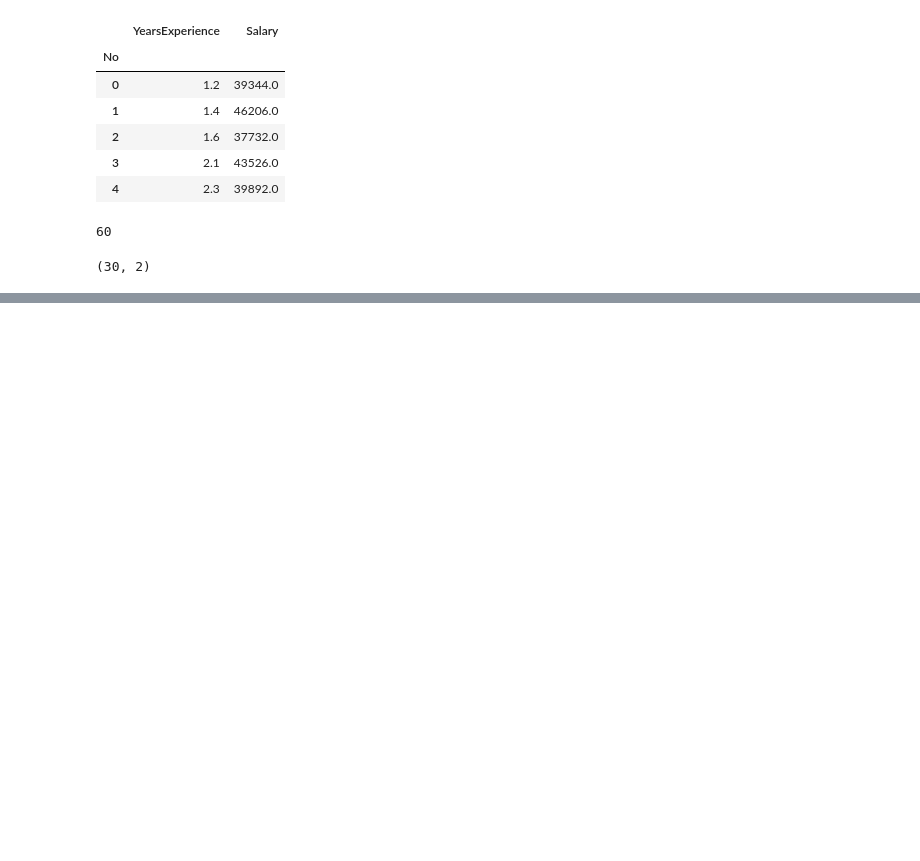
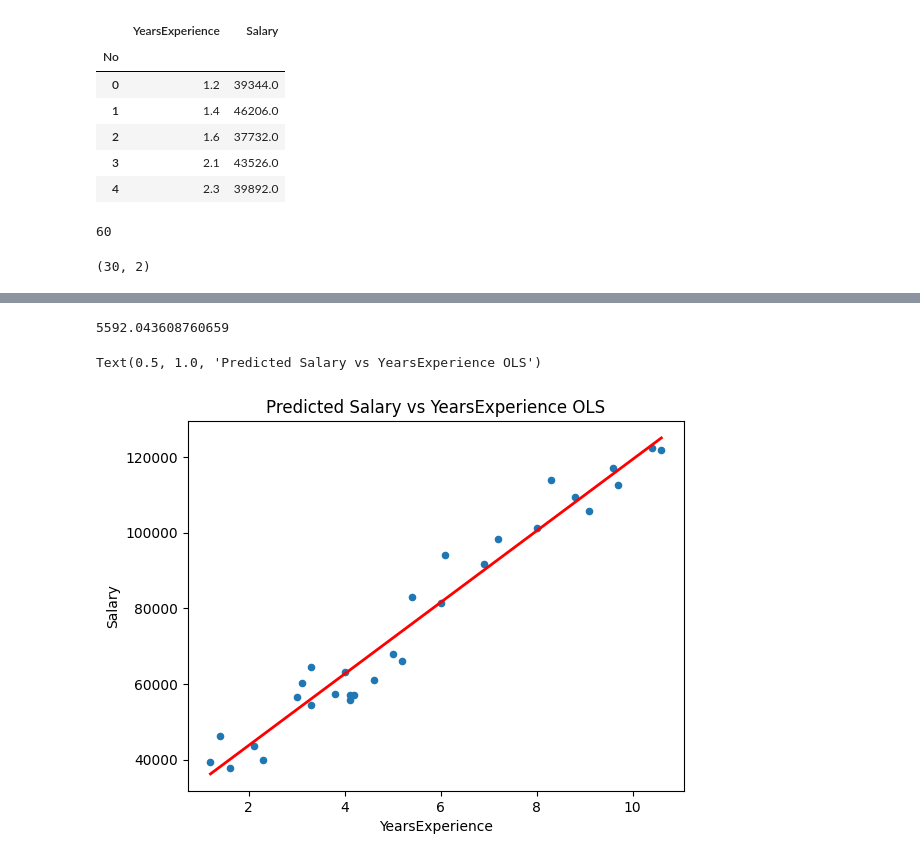
Before and after one commit to Chiko020292/Student-Project1, a Jupyter notebook: Project1.ipynb, the cells around one changed output, grey strips where cells are left out. Drawn from its saved outputs; the diff is of its cells as text; code cells hidden in the pictures; blank space fills up the shorter version.

```diff
--- a/Project1.ipynb
+++ b/Project1.ipynb
@@ -140,3 +137,6 @@ data.shape
 (30, 2)
 # %%
 #OLS
+# %%
+data1=data
+model1=smf.ols(formula='Salary~YearsExperience',data=data1).fit()
@@ -142,0 +181,4 @@ data.shape
+# %%
+#mencari prediksi salary berdasarakn YearsExperience
+sal_predy=model1.predict(pd.DataFrame(data1['YearsExperience']))
+sal_predy
@@ -142,0 +215,17 @@ data.shape
+# %%
+# pakai fungsi rmse
+from statsmodels.tools.eval_measures import rmse
+
+# calc rmse
+rmse_val = rmse(data1['Salary'], sal_predy)
+rmse_val
+# %% [output]
+5592.043608760659
+# %%
+# Plot Salary yang diprediksi vs YearsExperience
+data1.plot(kind='scatter', x='YearsExperience', y='Salary')
+plt.plot(pd.DataFrame(data1['YearsExperience']),sal_predy,c='red',linewidth=2)
+plt.title('Predicted Salary vs YearsExperience OLS')
+# %% [output]
+Text(0.5, 1.0, 'Predicted Salary vs YearsExperience OLS')
+[figure, added]
```
Also changed, not shown: parts of 17 cells of this notebook.
